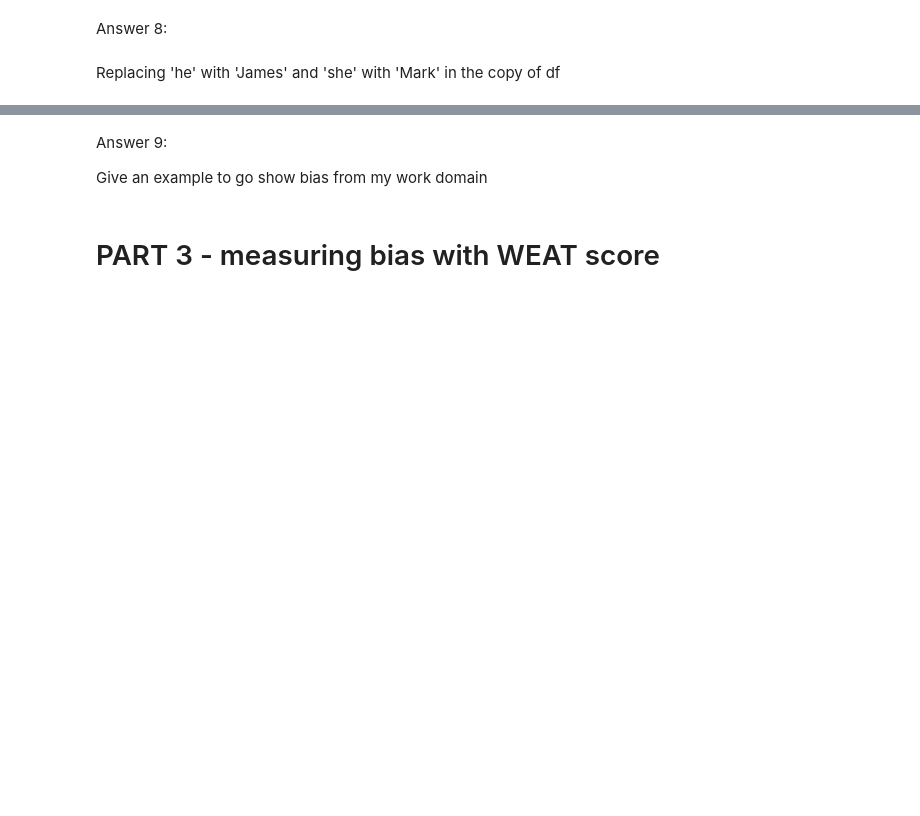
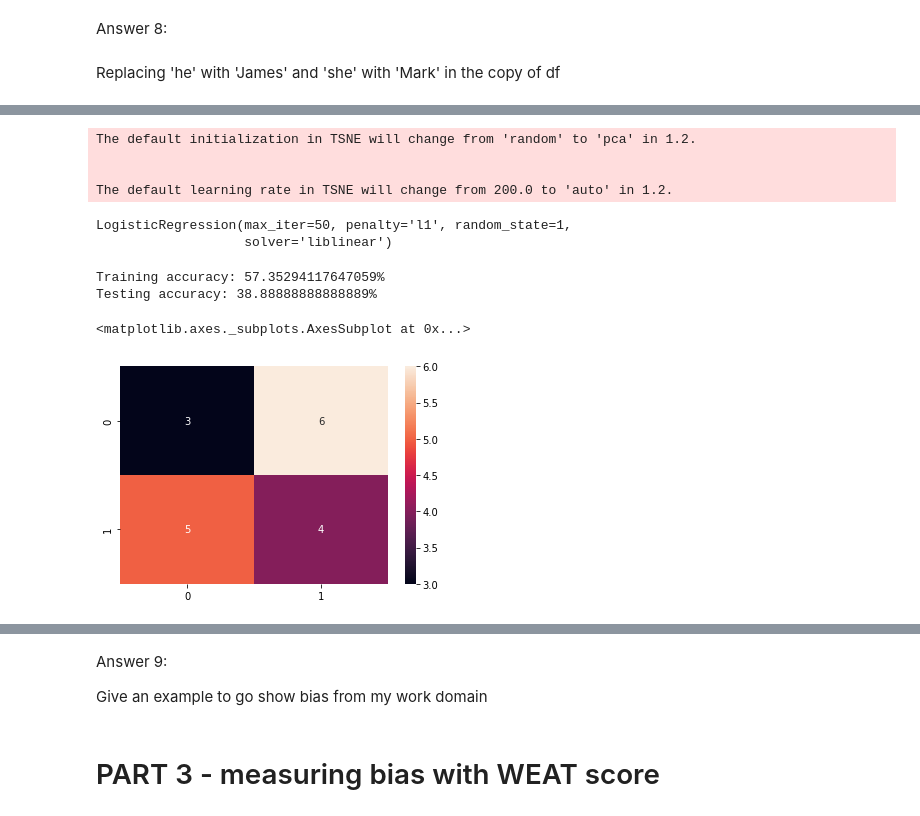
Before and after one commit to A00447694/Vector-Workshop, a Jupyter notebook: Chauhan-assignment1.ipynb, the cells around one changed output, grey strips where cells are left out. Drawn from its saved outputs; the diff is of its cells as text; code cells hidden in the pictures; blank space fills up the shorter version.

```diff
--- a/Chauhan-assignment1.ipynb
+++ b/Chauhan-assignment1.ipynb
@@ -626,0 +505,58 @@ Surprisingly, the bias is removed by the replacement, and the model seems to pre
+# %%
+# sentence indices for men and women
+N = len(res)
+idx_she = np.arange(0, N // 2)
+idx_he =  np.arange(N // 2, N)
+# %%
+# tokenize inputs
+inputs = [tokenizer(x, return_tensors="pt") for x in res]
+
+# obtaining sentence representations
+representations = []
+for i in range(len(res)):
+  outputs = model_emb(**inputs[i])
+  sentence_repr = outputs['last_hidden_state'][0][0].cpu().detach().numpy() # converting tensors into numpy vectors
+  representations.append(sentence_repr)
+
+representations = np.array(representations)
+# representations.shape
+# %%
+# 2-D projection of BERT Representations
+tsne = TSNE(n_components=2, perplexity=8, random_state=42)
+z = tsne.fit_transform(representations)
+# %% [output]
+The default initialization in TSNE will change from 'random' to 'pca' in 1.2.
+
+
+The default learning rate in TSNE will change from 200.0 to 'auto' in 1.2.
+# %%
+# re-train the model
+
+X = np.concatenate((z[idx_she], z[idx_he]))
+y = np.concatenate(([0]*len(idx_she), [1]*len(idx_he)))
+
+X_train, X_test, y_train, y_test = train_test_split(X, y, random_state = 1, test_size = 0.20, stratify = y, shuffle=True)
+
+sc = StandardScaler()
+X_train = sc.fit_transform(X_train)
+X_test = sc.transform(X_test)
+
+logr_clf = LogisticRegression(random_state = 1, penalty='l1', max_iter = 50, solver = 'liblinear')
+logr_clf.fit(X_train, y_train)
+# %% [output]
+LogisticRegression(max_iter=50, penalty='l1', random_state=1,
+                   solver='liblinear')
+# %%
+# re-evaluate the model
+print(f'Training accuracy: {logr_clf.score(X_train, y_train)*100}%')
+y_pred = logr_clf.predict(X_test)
+print(f'Testing accuracy: {logr_clf.score(X_test,y_test)*100}%')
+
+# confusion matrix
+cm = confusion_matrix(y_test, y_pred)
+sns.heatmap(cm, annot=True)
+# %% [output]
+Training accuracy: 57.35294117647059%
+Testing accuracy: 38.88888888888889%
+<matplotlib.axes._subplots.AxesSubplot at 0x...>
+[figure, added]
```
Also changed, not shown: parts of 36 cells of this notebook.
